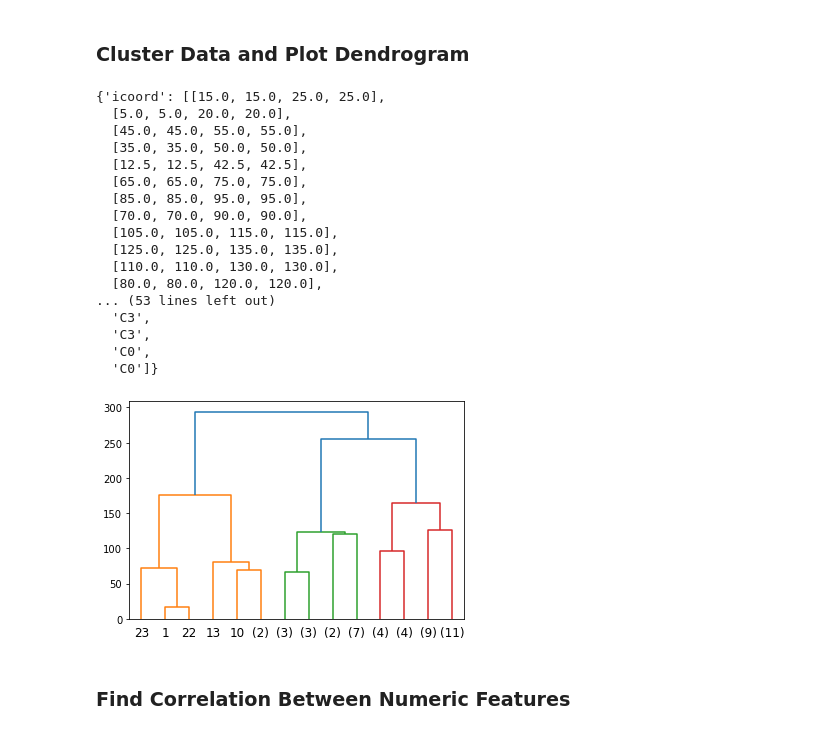
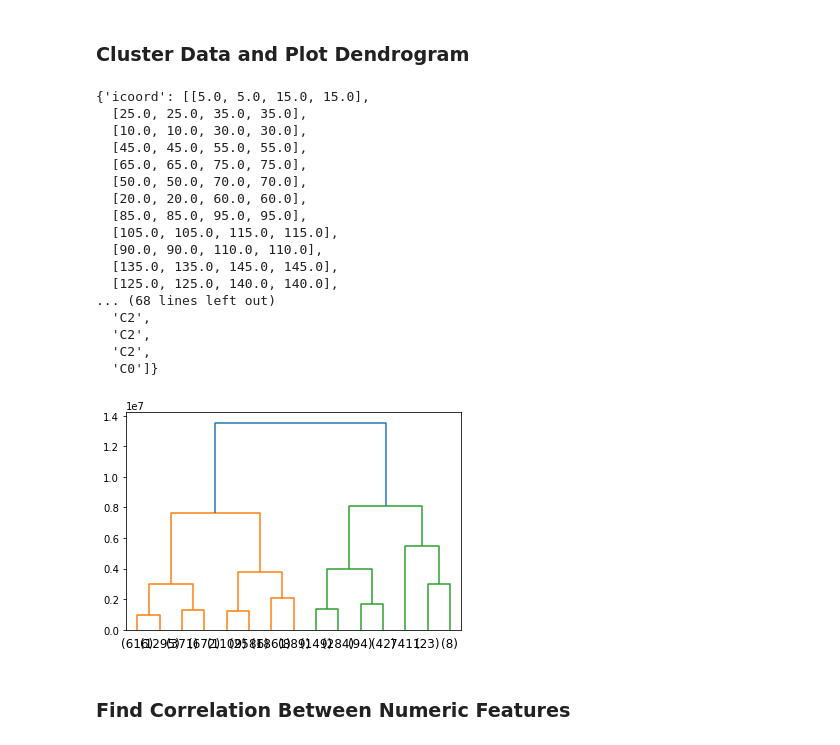
Before and after one commit to dbump3/CS4641SpotifyProject, a Jupyter notebook: clustering.ipynb, the cells around one changed output. Drawn from its saved outputs; the diff is of its cells as text; code cells hidden in the pictures.

```diff
--- a/clustering.ipynb
+++ b/clustering.ipynb
@@ -52,0 +17,4 @@ print(numeric_data)
+# %%
+data = pd.read_csv('data.csv')
+numeric_data = data[['acousticness', 'danceability', 'energy', 'duration_ms', 'instrumentalness', 'valence','popularity', 'tempo', 'liveness', 'loudness', 'speechiness', 'year']]
+print(numeric_data)
@@ -53,29 +39,30 @@ print(numeric_data)
 # %% [markdown]
 ### Cluster Data and Plot Dendrogram
 # %%
-# clustering = AgglomerativeClustering(n_clusters = 2).fit(data)
-# print(clustering.labels_)
-clustering = linkage(numeric_data, method='ward')
+# clustering = linkage(numeric_data, method='ward')
+# dendrogram(clustering, truncate_mode='level', p=3)
+
+clustering = linkage(numeric_data.values[0:10000], method='ward')
 dendrogram(clustering, truncate_mode='level', p=3)
 # %% [output]
-{'icoord': [[15.0, 15.0, 25.0, 25.0],
-  [5.0, 5.0, 20.0, 20.0],
+{'icoord': [[5.0, 5.0, 15.0, 15.0],
+  [25.0, 25.0, 35.0, 35.0],
+  [10.0, 10.0, 30.0, 30.0],
   [45.0, 45.0, 55.0, 55.0],
-  [35.0, 35.0, 50.0, 50.0],
-  [12.5, 12.5, 42.5, 42.5],
   [65.0, 65.0, 75.0, 75.0],
+  [50.0, 50.0, 70.0, 70.0],
+  [20.0, 20.0, 60.0, 60.0],
   [85.0, 85.0, 95.0, 95.0],
-  [70.0, 70.0, 90.0, 90.0],
   [105.0, 105.0, 115.0, 115.0],
-  [125.0, 125.0, 135.0, 135.0],
-  [110.0, 110.0, 130.0, 130.0],
-  [80.0, 80.0, 120.0, 120.0],
-... (53 lines left out)
-  'C3',
-  'C3',
-  'C0',
+  [90.0, 90.0, 110.0, 110.0],
+  [135.0, 135.0, 145.0, 145.0],
+  [125.0, 125.0, 140.0, 140.0],
+... (68 lines left out)
+  'C2',
+  'C2',
+  'C2',
   'C0']}
-[figure, old version]
+[figure, new version]
 # %% [markdown]
 ### Find Correlation Between Numeric Features
 # %%
```
Also changed, not shown: parts of 3 cells of this notebook, 1 other file.
